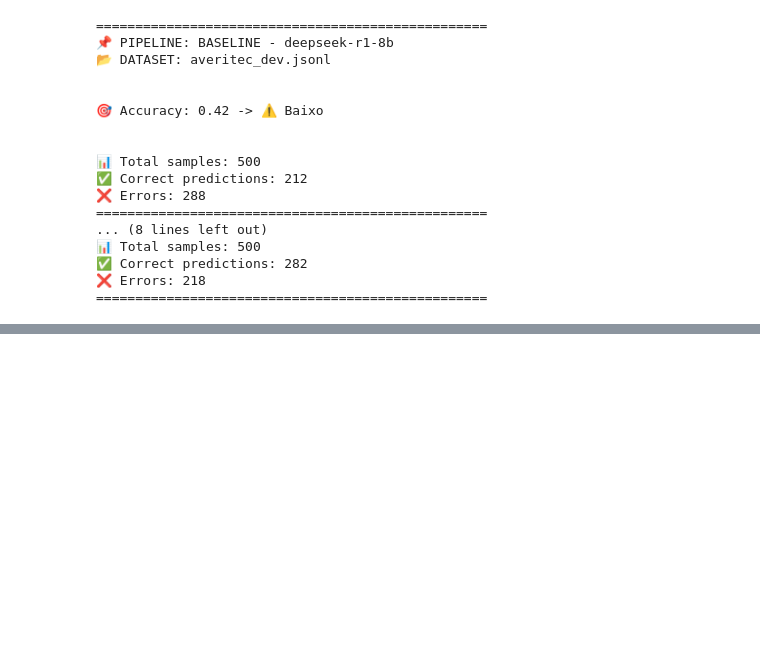
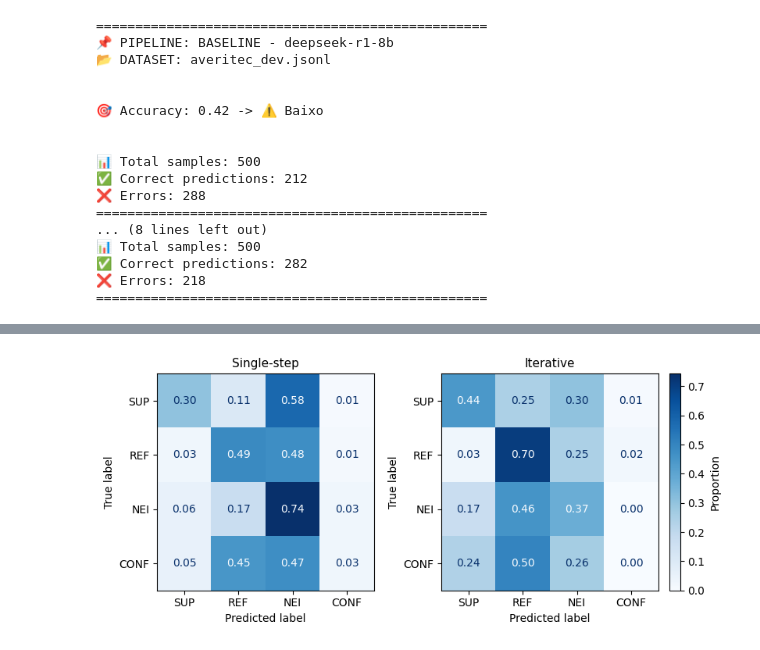
Before and after one commit to lucasfrag/iterative-question-generation, a Jupyter notebook: notebooks/deepseek-r1-8b_results.ipynb, the cells around one changed output, grey strips where cells are left out. Cells and saved outputs as stored; diff of their text form; code cells hidden in the pictures; blank space fills up the shorter version.

```diff
--- a/notebooks/deepseek-r1-8b_results.ipynb
+++ b/notebooks/deepseek-r1-8b_results.ipynb
@@ -206,0 +297,9 @@ FileNotFoundError: [Errno 2] No such file or directory: '../outputs/averitec_ori
+# %%
+plot_confusion_matrices_side_by_side(
+    dfs_concat["baseline"],
+    dfs_concat["iterative"],
+    normalize=True,
+    save_path="confusion_matrices.pdf"  # ou .svg
+)
+# %% [output]
+[figure, added]
```
Also changed, not shown: parts of 2 cells of this notebook, 7 other files.
